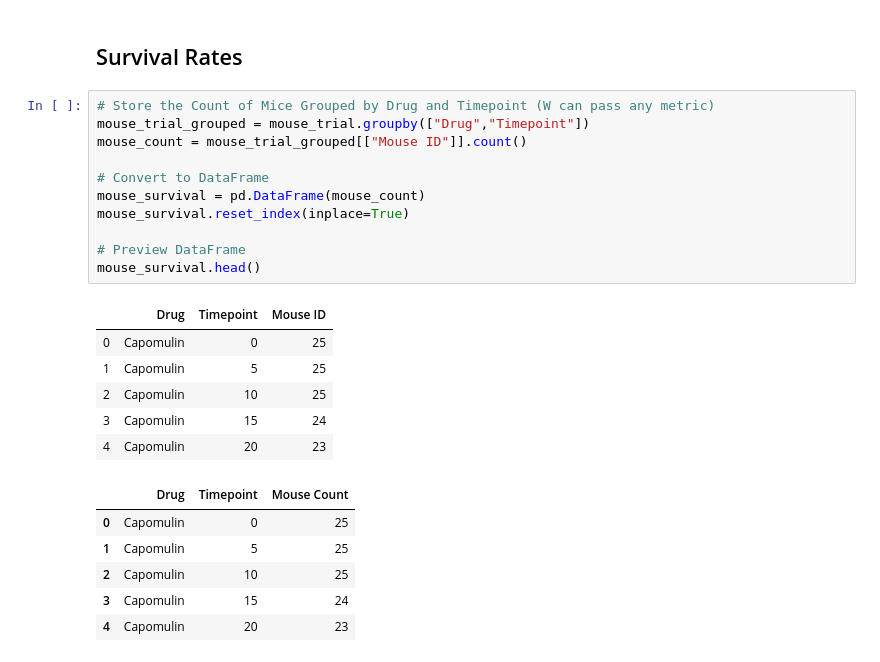
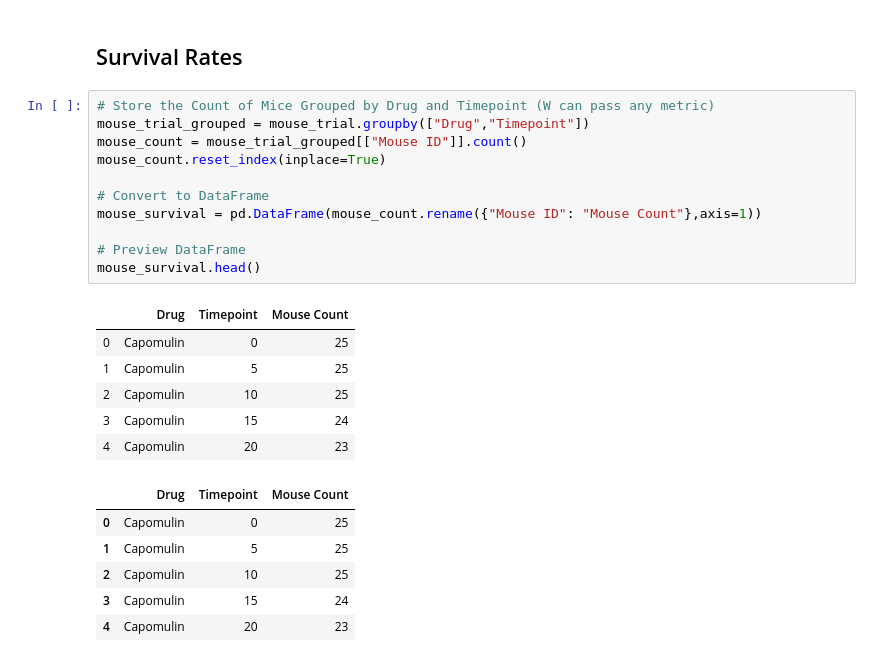
Before and after one commit to DutchDS/Matplotlib-Challenge, a Jupyter notebook: Pymaceuticals/pymaceuticals_challenge.ipynb, the cells around one changed output. Drawn from its saved outputs; the diff is of its cells as text.

```diff
--- a/Pymaceuticals/pymaceuticals_challenge.ipynb
+++ b/Pymaceuticals/pymaceuticals_challenge.ipynb
@@ -200,16 +195,16 @@ plt.show()
 # %%
 # Store the Count of Mice Grouped by Drug and Timepoint (W can pass any metric)
 mouse_trial_grouped = mouse_trial.groupby(["Drug","Timepoint"])
 mouse_count = mouse_trial_grouped[["Mouse ID"]].count()
+mouse_count.reset_index(inplace=True)
 
 # Convert to DataFrame
-mouse_survival = pd.DataFrame(mouse_count)
-mouse_survival.reset_index(inplace=True)
+mouse_survival = pd.DataFrame(mouse_count.rename({"Mouse ID": "Mouse Count"},axis=1))
 
 # Preview DataFrame
 mouse_survival.head()
 # %% [output]
-|  | Drug | Timepoint | Mouse ID |
+|  | Drug | Timepoint | Mouse Count |
 | 0 | Capomulin | 0 | 25 |
 | 1 | Capomulin | 5 | 25 |
 | 2 | Capomulin | 10 | 25 |
```
Also changed, not shown: parts of 7 cells of this notebook, 2 other files.
